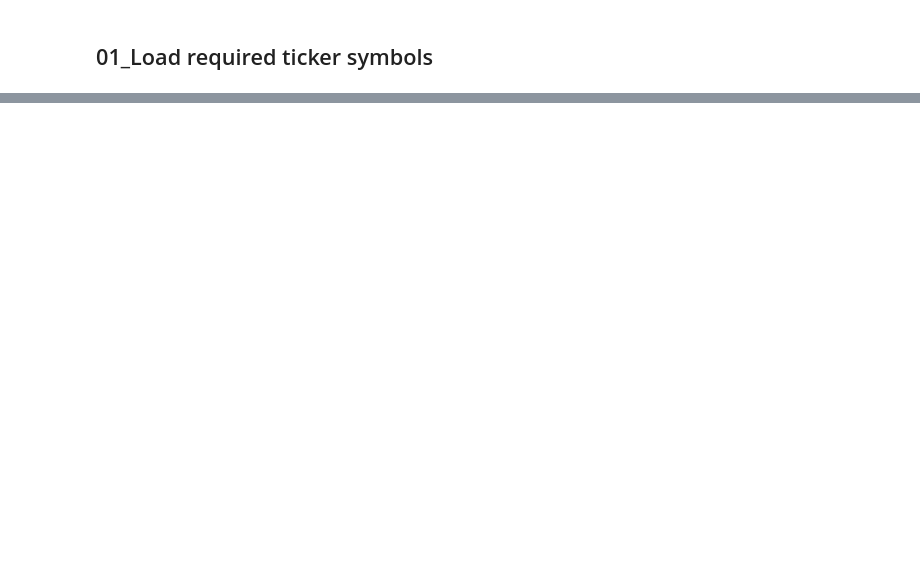
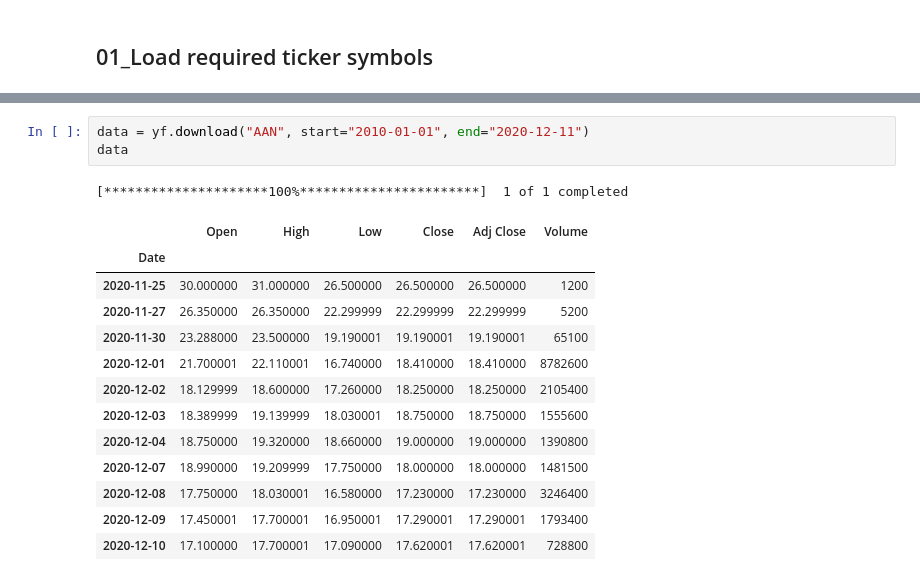
Before and after one commit to HansjoergW/bfh_mt_hs2020_sec_data, a Jupyter notebook: 08_Download_StockData.ipynb, the cells around one changed output, grey strips where cells are left out. Saved outputs shown, nothing was run; the diff lists cells and outputs as text; blank space fills up the shorter version.

```diff
--- a/08_Download_StockData.ipynb
+++ b/08_Download_StockData.ipynb
@@ -51,0 +148,18 @@ array(['ANF', 'CRMT', 'MENT', ..., 'TRVN', 'FLML', 'CSUH'], dtype=object)
+# %%
+data = yf.download("AAN", start="2010-01-01", end="2020-12-11")
+data
+# %% [output]
+[*********************100%***********************]  1 of 1 completed
+|  | Open | High | Low | Close | Adj Close | Volume |
+| Date |  |  |  |  |  |  |
+| 2020-11-25 | 30.000000 | 31.000000 | 26.500000 | 26.500000 | 26.500000 | 1200 |
+| 2020-11-27 | 26.350000 | 26.350000 | 22.299999 | 22.299999 | 22.299999 | 5200 |
+| 2020-11-30 | 23.288000 | 23.500000 | 19.190001 | 19.190001 | 19.190001 | 65100 |
+| 2020-12-01 | 21.700001 | 22.110001 | 16.740000 | 18.410000 | 18.410000 | 8782600 |
+| 2020-12-02 | 18.129999 | 18.600000 | 17.260000 | 18.250000 | 18.250000 | 2105400 |
+| 2020-12-03 | 18.389999 | 19.139999 | 18.030001 | 18.750000 | 18.750000 | 1555600 |
+| 2020-12-04 | 18.750000 | 19.320000 | 18.660000 | 19.000000 | 19.000000 | 1390800 |
+| 2020-12-07 | 18.990000 | 19.209999 | 17.750000 | 18.000000 | 18.000000 | 1481500 |
+| 2020-12-08 | 17.750000 | 18.030001 | 16.580000 | 17.230000 | 17.230000 | 3246400 |
+| 2020-12-09 | 17.450001 | 17.700001 | 16.950001 | 17.290001 | 17.290001 | 1793400 |
+| 2020-12-10 | 17.100000 | 17.700001 | 17.090000 | 17.620001 | 17.620001 | 728800 |
```
Also changed, not shown: parts of 18 cells of this notebook, 1 other file.
